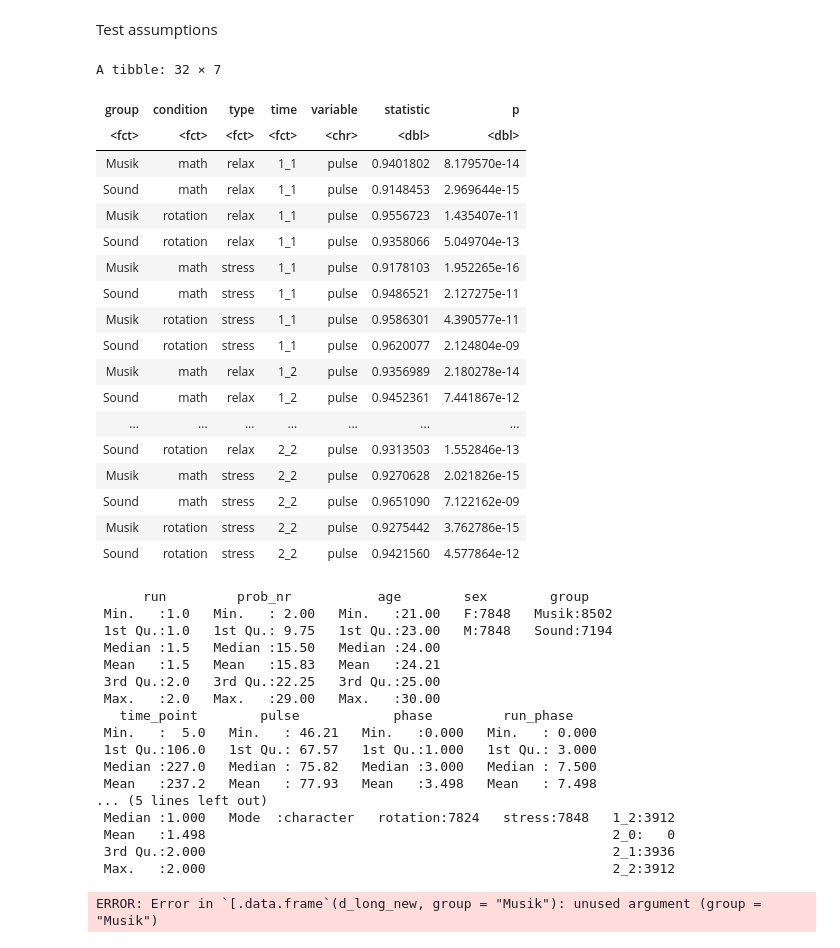
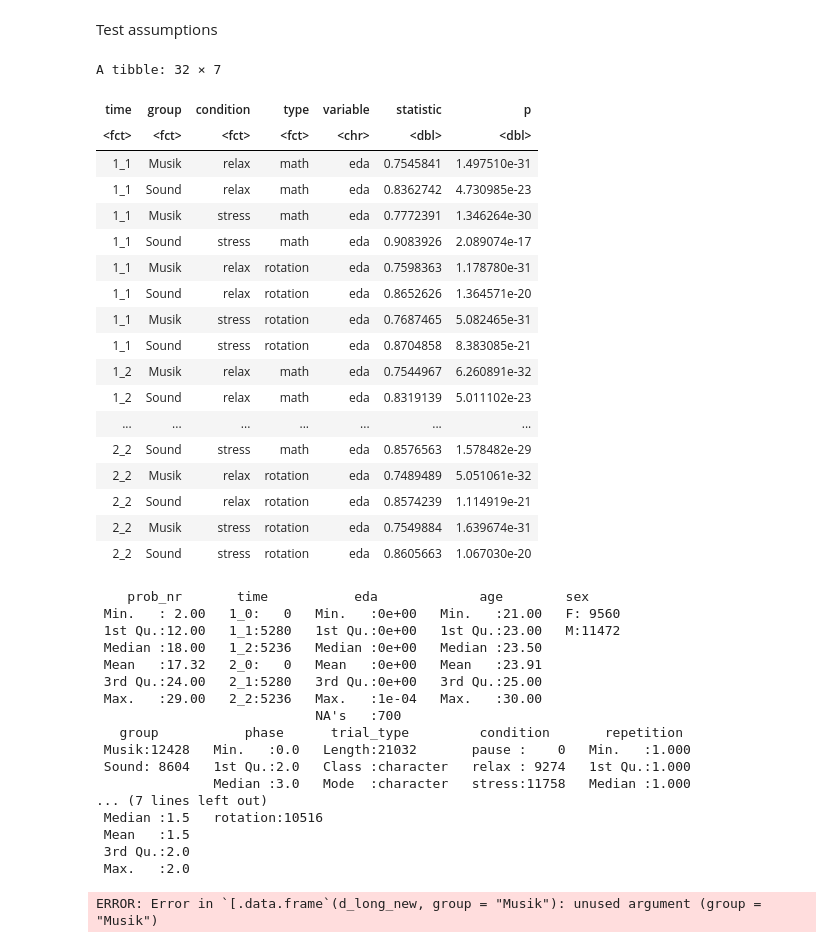
Before and after one commit to C0C0AN/MD_thesis_JanOttoHeiland, a Jupyter notebook: script/PulsStatistic.ipynb, the cells around one changed output. Cells and saved outputs as stored; diff of their text form; code cells hidden in the pictures.

```diff
--- a/script/PulsStatistic.ipynb
+++ b/script/PulsStatistic.ipynb
@@ -8,5 +26,5 @@ library(emmeans) # for post-hoc tests
 # %%
-d_long <- read.csv("puls/puls_long.tsv", sep="\t")
+d_long <- read.csv("eda/eda_long_kombiniert.csv", sep=",")
 names(d_long)[names(d_long) == "puls"] <- "pulse"
 d_long
 # %% [output]
@@ -34,6 +52,7 @@ d_long$type <- as.factor(d_long$trial_type)
 d_long$condition <- as.factor(d_long$condition)
 d_long$group <- as.factor(d_long$group)
 d_long$sex <- as.factor(d_long$sex)
+d_long$eda <- as.numeric(d_long$eda)
 d_long$time<- as.factor(paste(d_long$run, d_long$repetition, sep = "_"))
 
 # bad data structure. See what happens if I eliminate all rows that are "pause" in "condition"
@@ -76,50 +98,50 @@ Test assumptions
 # %%
 # 1) normality
 
 d_long_new %>%
   group_by(time, type, condition, group) %>%
-  shapiro_test(pulse)
+  shapiro_test(eda)
 
 d_long_new %>%
   group_by(time, type, condition, group) %>%
   summary()
 # %% [output]
 A tibble: 32 × 7
-| group | condition | type | time | variable | statistic | p |
+| time | group | condition | type | variable | statistic | p |
 | <fct> | <fct> | <fct> | <fct> | <chr> | <dbl> | <dbl> |
-| Musik | math | relax | 1_1 | pulse | 0.9401802 | 8.179570e-14 |
-| Sound | math | relax | 1_1 | pulse | 0.9148453 | 2.969644e-15 |
-| Musik | rotation | relax | 1_1 | pulse | 0.9556723 | 1.435407e-11 |
-| Sound | rotation | relax | 1_1 | pulse | 0.9358066 | 5.049704e-13 |
-| Musik | math | stress | 1_1 | pulse | 0.9178103 | 1.952265e-16 |
-| Sound | math | stress | 1_1 | pulse | 0.9486521 | 2.127275e-11 |
-| Musik | rotation | stress | 1_1 | pulse | 0.9586301 | 4.390577e-11 |
-| Sound | rotation | stress | 1_1 | pulse | 0.9620077 | 2.124804e-09 |
-| Musik | math | relax | 1_2 | pulse | 0.9356989 | 2.180278e-14 |
-| Sound | math | relax | 1_2 | pulse | 0.9452361 | 7.441867e-12 |
+| 1_1 | Musik | relax | math | eda | 0.7545841 | 1.497510e-31 |
+| 1_1 | Sound | relax | math | eda | 0.8362742 | 4.730985e-23 |
+| 1_1 | Musik | stress | math | eda | 0.7772391 | 1.346264e-30 |
+| 1_1 | Sound | stress | math | eda | 0.9083926 | 2.089074e-17 |
+| 1_1 | Musik | relax | rotation | eda | 0.7598363 | 1.178780e-31 |
+| 1_1 | Sound | relax | rotation | eda | 0.8652626 | 1.364571e-20 |
+| 1_1 | Musik | stress | rotation | eda | 0.7687465 | 5.082465e-31 |
+| 1_1 | Sound | stress | rotation | eda | 0.8704858 | 8.383085e-21 |
+| 1_2 | Musik | relax | math | eda | 0.7544967 | 6.260891e-32 |
+| 1_2 | Sound | relax | math | eda | 0.8319139 | 5.011102e-23 |
 | ... | ... | ... | ... | ... | ... | ... |
-| Sound | rotation | relax | 2_2 | pulse | 0.9313503 | 1.552846e-13 |
-| Musik | math | stress | 2_2 | pulse | 0.9270628 | 2.021826e-15 |
-| Sound | math | stress | 2_2 | pulse | 0.9651090 | 7.122162e-09 |
-| Musik | rotation | stress | 2_2 | pulse | 0.9275442 | 3.762786e-15 |
-| Sound | rotation | stress | 2_2 | pulse | 0.9421560 | 4.577864e-12 |
+| 2_2 | Sound | stress | math | eda | 0.8576563 | 1.578482e-29 |
+| 2_2 | Musik | relax | rotation | eda | 0.7489489 | 5.051061e-32 |
+| 2_2 | Sound | relax | rotation | eda | 0.8574239 | 1.114919e-21 |
+| 2_2 | Musik | stress | rotation | eda | 0.7549884 | 1.639674e-31 |
+| 2_2 | Sound | stress | rotation | eda | 0.8605663 | 1.067030e-20 |
-      run         prob_nr           age        sex        group
- Min.   :1.0   Min.   : 2.00   Min.   :21.00   F:7848   Musik:8502
- 1st Qu.:1.0   1st Qu.: 9.75   1st Qu.:23.00   M:7848   Sound:7194
- Median :1.5   Median :15.50   Median :24.00
- Mean   :1.5   Mean   :15.83   Mean   :24.21
- 3rd Qu.:2.0   3rd Qu.:22.25   3rd Qu.:25.00
- Max.   :2.0   Max.   :29.00   Max.   :30.00
-   time_point        pulse            phase         run_phase
- Min.   :  5.0   Min.   : 46.21   Min.   :0.000   Min.   : 0.000
- 1st Qu.:106.0   1st Qu.: 67.57   1st Qu.:1.000   1st Qu.: 3.000
- Median :227.0   Median : 75.82   Median :3.000   Median : 7.500
- Mean   :237.2   Mean   : 77.93   Mean   :3.498   Mean   : 7.498
-... (5 lines left out)
- Median :1.000   Mode  :character   rotation:7824   stress:7848   1_2:3912
- Mean   :1.498                                                    2_0:   0
- 3rd Qu.:2.000                                                    2_1:3936
- Max.   :2.000                                                    2_2:3912
+    prob_nr       time           eda             age        sex
+ Min.   : 2.00   1_0:   0   Min.   :0e+00   Min.   :21.00   F: 9560
+ 1st Qu.:12.00   1_1:5280   1st Qu.:0e+00   1st Qu.:23.00   M:11472
+ Median :18.00   1_2:5236   Median :0e+00   Median :23.50
+ Mean   :17.32   2_0:   0   Mean   :0e+00   Mean   :23.91
+ 3rd Qu.:24.00   2_1:5280   3rd Qu.:0e+00   3rd Qu.:25.00
+ Max.   :29.00   2_2:5236   Max.   :1e-04   Max.   :30.00
+                            NA's   :700
+   group           phase      trial_type         condition       repetition
+ Musik:12428   Min.   :0.0   Length:21032       pause :    0   Min.   :1.000
+ Sound: 8604   1st Qu.:2.0   Class :character   relax : 9274   1st Qu.:1.000
+               Median :3.0   Mode  :character   stress:11758   Median :1.000
+... (7 lines left out)
+ Median :1.5   rotation:10516
+ Mean   :1.5
+ 3rd Qu.:2.0
+ Max.   :2.0
 # %%
 ggqqplot(d_long_new[group = 'Musik'], "pulse", ggtheme = theme_bw(),
          title = 'Probanden in Musikbedingung') +
```
Also changed, not shown: parts of 9 cells of this notebook.
